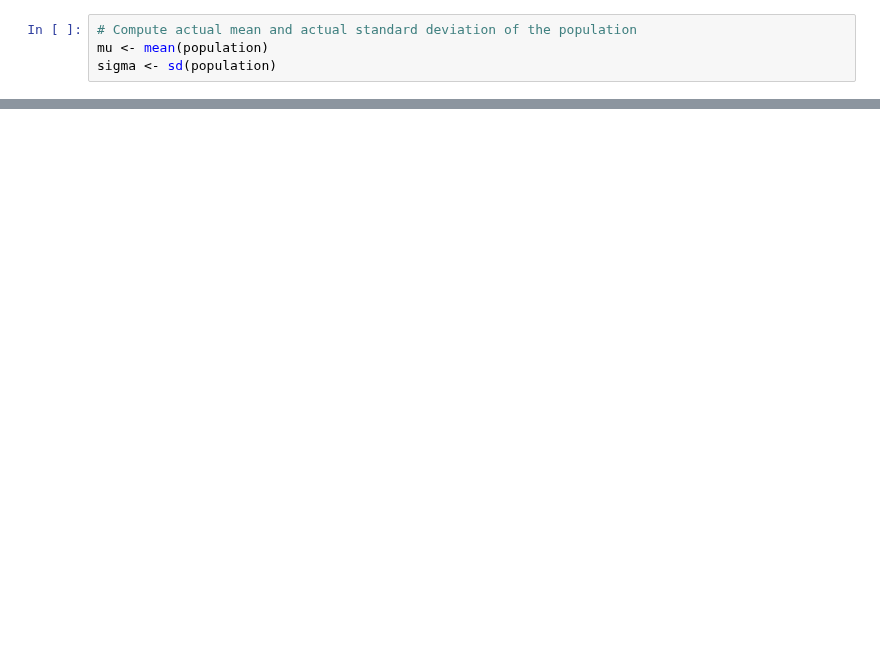
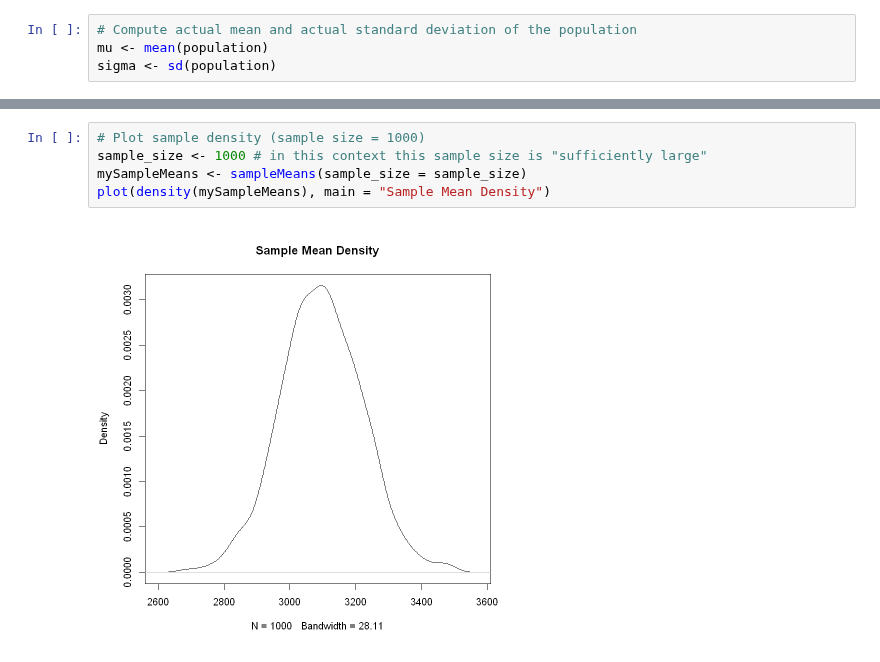
Before and after one commit to snigdhayan/StatMath, a Jupyter notebook: StatMathMethods/R/CentralLimitTheorem.ipynb, the cells around one changed output, grey strips where cells are left out. Drawn from its saved outputs; the diff is of its cells as text; blank space fills up the shorter version.

```diff
--- a/StatMathMethods/R/CentralLimitTheorem.ipynb
+++ b/StatMathMethods/R/CentralLimitTheorem.ipynb
@@ -56,0 +80,7 @@ plot(density(mySample), main = "Sample Mean Density")
+# %%
+# Plot sample density (sample size = 1000)
+sample_size <- 1000 # in this context this sample size is "sufficiently large"
+mySampleMeans <- sampleMeans(sample_size = sample_size)
+plot(density(mySampleMeans), main = "Sample Mean Density")
+# %% [output]
+[figure, added]
```
Also changed, not shown: parts of 13 cells of this notebook.
